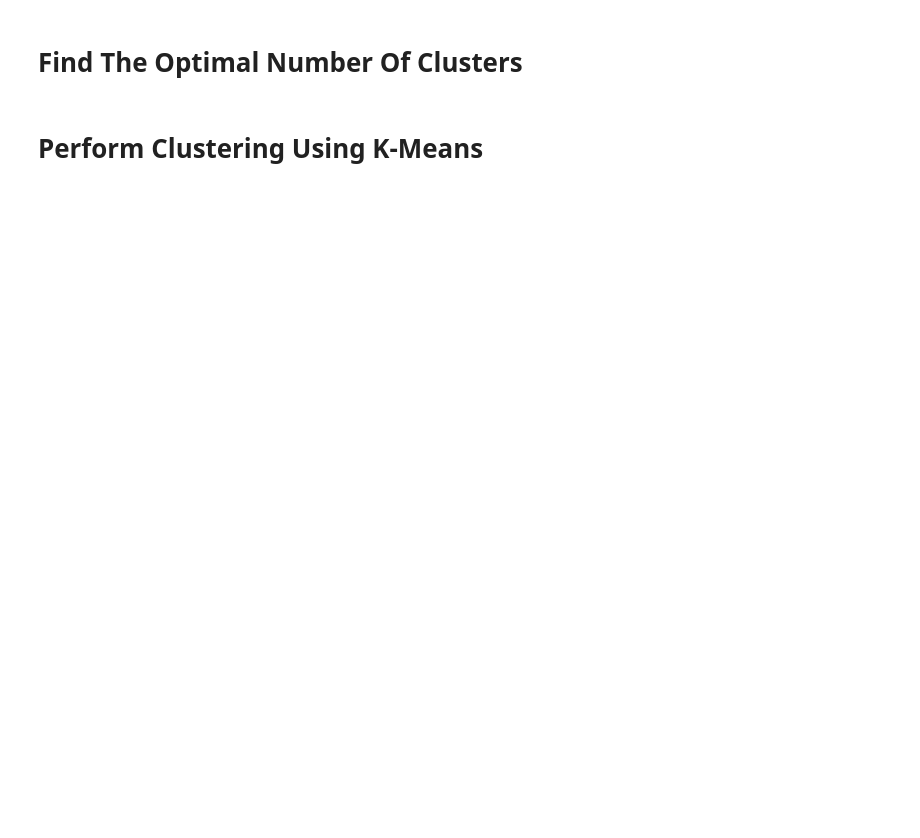
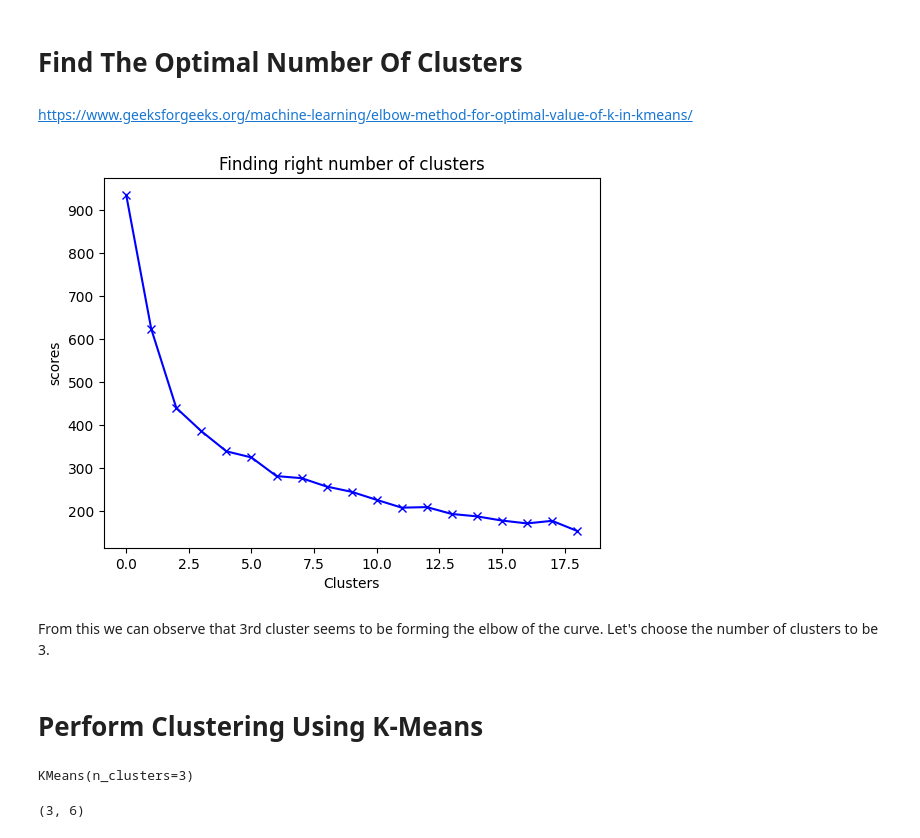
Before and after one commit to edmohmc/ml-fundamentals, a Jupyter notebook: classification/k-means_clustering.ipynb, the cells around one changed output. Cells and saved outputs as stored; diff of their text form; code cells hidden in the pictures; blank space fills up the shorter version.

```diff
--- a/classification/k-means_clustering.ipynb
+++ b/classification/k-means_clustering.ipynb
@@ -196,3 +246,7 @@ df.drop(['Score', 'Overall rank'], axis=1)
 # %%
 # Select the data without rank and happiness score
 X = df.drop(['Overall rank', 'Score'], axis=1)
+# %%
+# Select the data without rank and happiness score
+df_seg = df.drop(columns = ['Overall rank', 'Country or region', 'Score'])
+df_seg
@@ -198,0 +267,4 @@ X = df.drop(['Overall rank', 'Score'], axis=1)
+# %%
+# Scale the data
+scaler = StandardScaler()
+scaled_data = scaler.fit_transform(df_seg)
@@ -201,4 +318,30 @@ X = df.drop(['Overall rank', 'Score'], axis=1)
 # %% [markdown]
 # Find The Optimal Number Of Clusters
+# %% [markdown]
+https://www.geeksforgeeks.org/machine-learning/elbow-method-for-optimal-value-of-k-in-kmeans/
+# %%
+scores = []
+
+range_values = range(1,20)
+for i in range_values:
+    kmeans = KMeans(n_clusters = i)
+    kmeans.fit(scaled_data)
+    scores.append(kmeans.inertia_)
+
+plt.plot(scores, 'bx-')
+plt.title('Finding right number of clusters')
+plt.xlabel('Clusters')
+plt.ylabel('scores')
+plt.show()
+# %% [output]
+[figure, added]
+# %% [markdown]
+From this we can observe that 3rd cluster seems to be forming the elbow of the curve.
+Let's choose the number of clusters to be 3.
 # %% [markdown]
 # Perform Clustering Using K-Means
+# %%
+kmeans = KMeans(3)
+kmeans.fit(scaled_data)
+# %% [output]
+KMeans(n_clusters=3)
@@ -204,0 +350,4 @@ X = df.drop(['Overall rank', 'Score'], axis=1)
+# %%
+kmeans.cluster_centers_.shape
+# %% [output]
+(3, 6)
```
Also changed, not shown: parts of 30 cells of this notebook, 1 other file.
